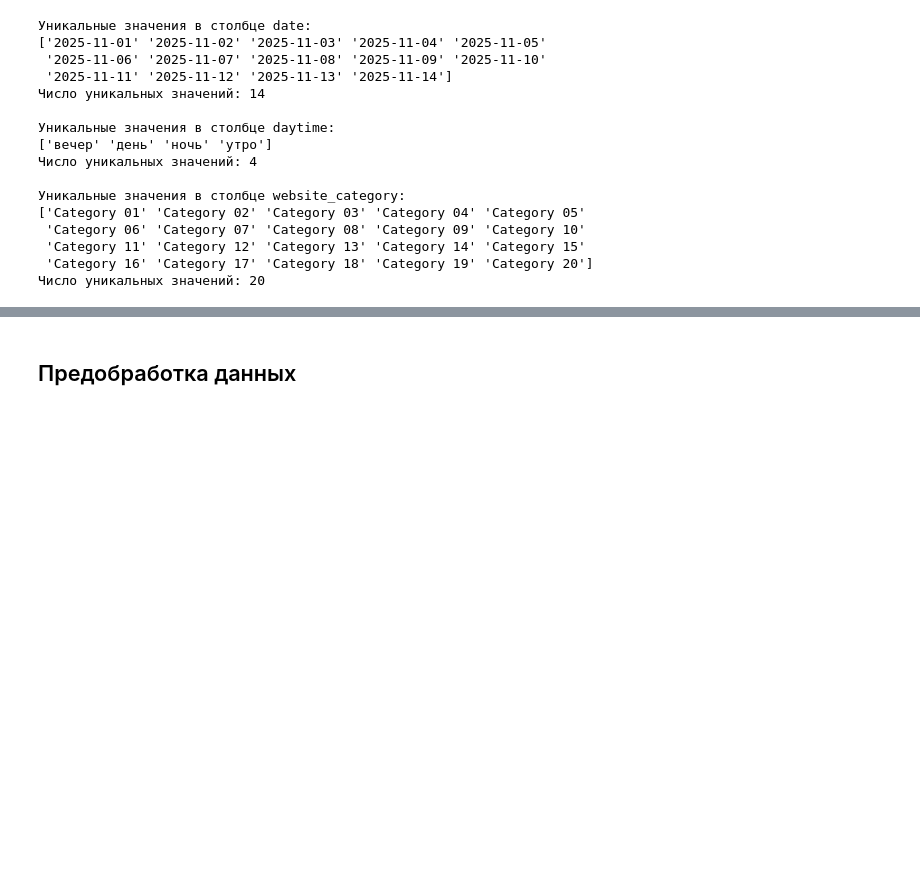
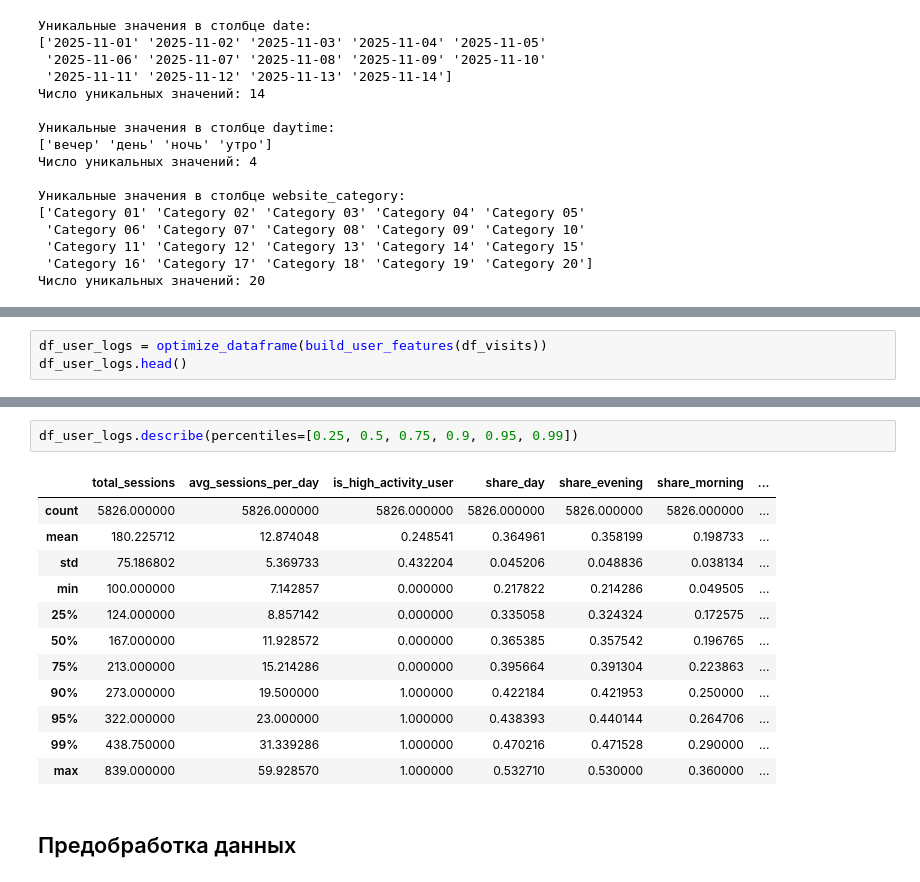
Before and after one commit to TemaQDX/project_module_03_yeti, a Jupyter notebook: project_module_03_yeti_Artem_Burov.ipynb, the cells around one changed output, grey strips where cells are left out. Drawn from its saved outputs; the diff is of its cells as text; blank space fills up the shorter version.

```diff
--- a/project_module_03_yeti_Artem_Burov.ipynb
+++ b/project_module_03_yeti_Artem_Burov.ipynb
@@ -669,0 +687,3 @@ pd.pivot_table(df_visits[['session_id', 'user_id', 'daytime']],
+# %%
+df_user_logs = optimize_dataframe(build_user_features(df_visits))
+df_user_logs.head()
@@ -670,3 +717,18 @@ pd.pivot_table(df_visits[['session_id', 'user_id', 'daytime']],
+# %%
+df_user_logs.describe(percentiles=[0.25, 0.5, 0.75, 0.9, 0.95, 0.99])
+# %% [output]
+|  | total_sessions | avg_sessions_per_day | is_high_activity_user | share_day | share_evening | share_morning | ... |
+| count | 5826.000000 | 5826.000000 | 5826.000000 | 5826.000000 | 5826.000000 | 5826.000000 | ... |
+| mean | 180.225712 | 12.874048 | 0.248541 | 0.364961 | 0.358199 | 0.198733 | ... |
+| std | 75.186802 | 5.369733 | 0.432204 | 0.045206 | 0.048836 | 0.038134 | ... |
+| min | 100.000000 | 7.142857 | 0.000000 | 0.217822 | 0.214286 | 0.049505 | ... |
+| 25% | 124.000000 | 8.857142 | 0.000000 | 0.335058 | 0.324324 | 0.172575 | ... |
+| 50% | 167.000000 | 11.928572 | 0.000000 | 0.365385 | 0.357542 | 0.196765 | ... |
+| 75% | 213.000000 | 15.214286 | 0.000000 | 0.395664 | 0.391304 | 0.223863 | ... |
+| 90% | 273.000000 | 19.500000 | 1.000000 | 0.422184 | 0.421953 | 0.250000 | ... |
+| 95% | 322.000000 | 23.000000 | 1.000000 | 0.438393 | 0.440144 | 0.264706 | ... |
+| 99% | 438.750000 | 31.339286 | 1.000000 | 0.470216 | 0.471528 | 0.290000 | ... |
+| max | 839.000000 | 59.928570 | 1.000000 | 0.532710 | 0.530000 | 0.360000 | ... |
 # %% [markdown]
 ## Предобработка данных
 # %% [markdown]
```
Also changed, not shown: parts of 14 cells of this notebook.
